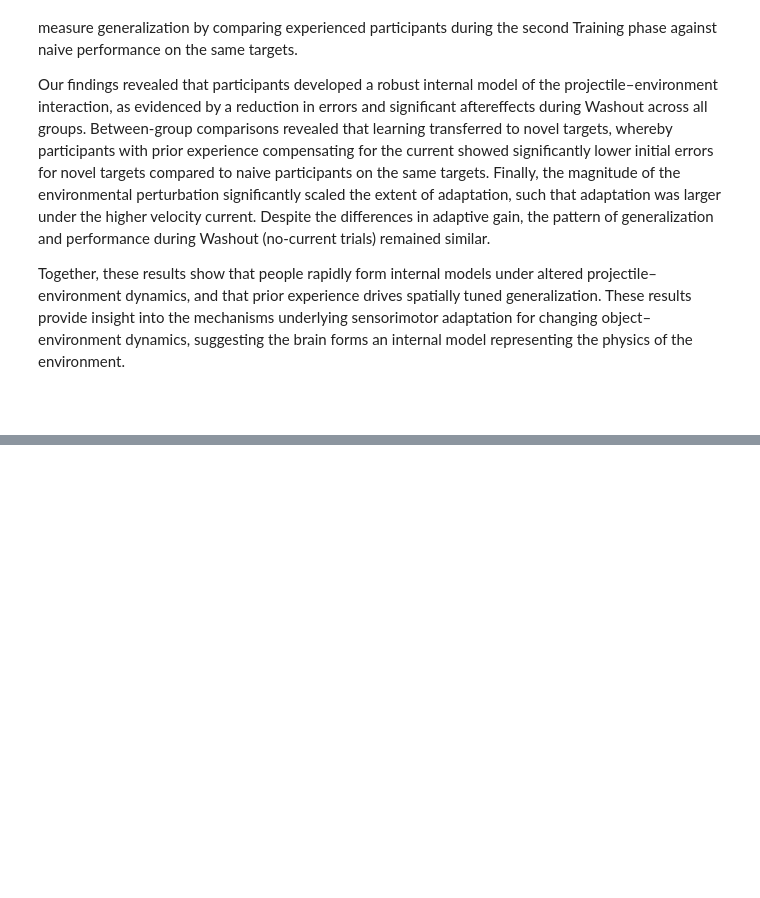
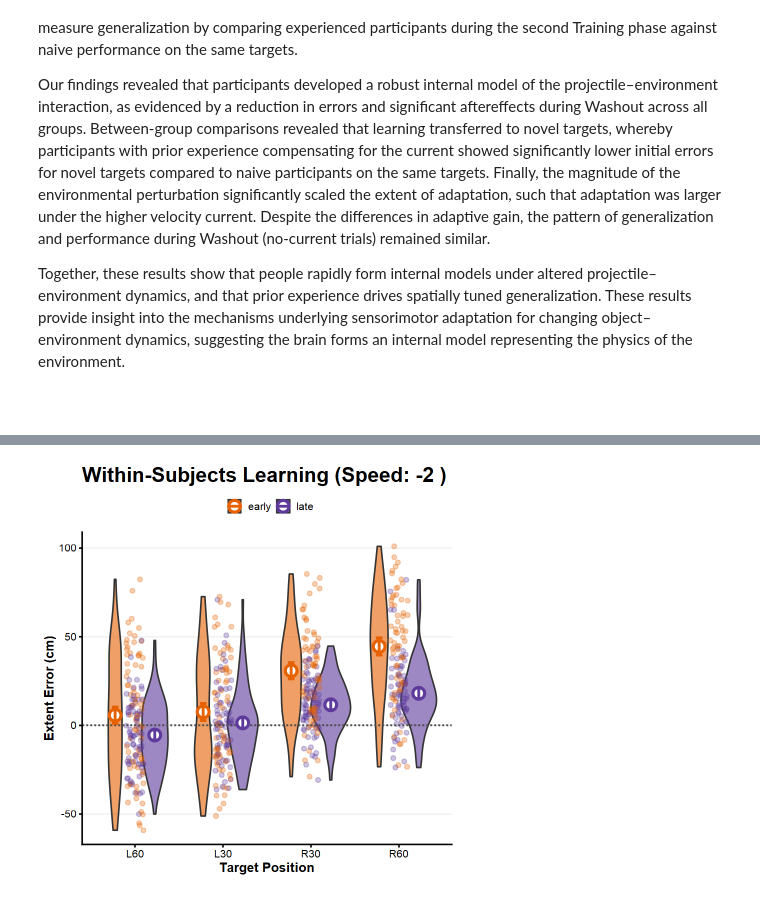
Before and after one commit to jacobjb02/vr-motor-adaptation-notebooks, a Jupyter notebook: Notebook/NCM_Supplementary_Analysis.ipynb, the cells around one changed output, grey strips where cells are left out. Saved outputs shown, nothing was run; the diff lists cells and outputs as text; code cells hidden in the pictures; blank space fills up the shorter version.

Commit message:
Organized analysis including overall (early vs late) analysis and the between-subjects transfer analysis.

```diff
--- a/Notebook/NCM_Supplementary_Analysis.ipynb
+++ b/Notebook/NCM_Supplementary_Analysis.ipynb
@@ -61,0 +69,90 @@ A data.frame: 38907 × 57
+# %%
+# Isolate training phase
+df_early_late_t1 <- df_early_late[df_early_late$phase == 'training_1',]
+speeds_list <- unique(df_early_late_t1$speed_label)
+
+# --- Iterative Analysis & Visualization ---
+for (s in speeds_list) {
+
+  cat("\n========================================\n")
+  cat("ANALYSIS FOR SPEED:", s, "\n")
+  cat("========================================\n")
+
+  df_subset <- df_early_late_t1[df_early_late_t1$speed_label == s,]
+  df_subset <- droplevels(df_subset)
+
+  # Dummy ID to force "Between-Subjects" treatment of target_x_label
+  df_subset$strict_id <- paste(df_subset$ppid_full, df_subset$target_x_label, sep="_")
+
+  # Run the Mixed ANOVA
+  model <- aov_ez(
+    id = "strict_id",
+    dv = "flip_PCA_extent_error_cm_mean_bc",
+    data = df_subset,
+    between = "target_x_label",
+    within = "trial_set",
+    fun_aggregate = mean
+  )
+
+  print(model)
+
+  # Post-hoc Comparisons (Early vs Late per Target)
+  cat("\n--- Post-Hoc Comparisons ---\n")
+  post_hocs <- emmeans(model, ~ trial_set | target_x_label)
+  print(pairs(post_hocs))
+
+  # Extract EMMs for Plotting
+  emm_for_plot <- as.data.frame(emmeans(model, ~ trial_set * target_x_label))
+
+  # --- 3. Poster-Ready Visualization ---
+  adaptation_plot <- ggplot(df_subset, aes(x = target_x_label, y = flip_PCA_extent_error_cm_mean_bc, fill = trial_set)) +
+
+    # Layer 1: Violin plots for distribution
+    geom_violin(alpha = 0.6, position = position_dodge(width = 0.9)) +
+
+    # Layer 2: Raw data points
+    geom_jitter(aes(color = trial_set),
+                alpha = 0.3, size = 2,
+                position = position_jitter(width = 0.1, height = 0)) +
+
+    # Layer 3: Baseline
+    geom_hline(yintercept = 0, linetype = "dashed", color = "grey30", linewidth = 0.8) +
+
+    # Layer 4: Mean points from ANOVA
+    geom_point(data = emm_for_plot,
+               aes(x = target_x_label, y = emmean, color = trial_set),
+               size = 5, stroke = 2, fill = "white", shape = 21,
+               position = position_dodge(width = 0.9)) +
+
+    # Layer 5: Error bars from ANOVA
+    geom_errorbar(data = emm_for_plot,
+                  aes(x = target_x_label, y = emmean, color = trial_set,
+                      ymin = emmean - SE, ymax = emmean + SE),
+                  width = 0.15, linewidth = 1.2,
+                  position = position_dodge(width = 0.9)) +
+
+    scale_fill_manual(values = c("early" = "#E66100", "late" = "#5D3A9B"),
+                      labels = c("training_1" = "Naive", "training_2" = "Experienced")) +
+
+    scale_color_manual(values = c("early" = "#E66100", "late" = "#5D3A9B"),
+                       labels = c("trial_set" = "Naive", "training_2" = "Experienced")) +
+
+    theme_classic(base_size = 15) +
+    labs(
+      title = paste("Within-Subjects Learning (Speed:", s, ")"),
+      x = "Target Position",
+      y = "Extent Error (cm)",
+      fill = "",
+      color = ""
+    ) +
+    theme(
+      legend.position = "top",
+      axis.title = element_text(face = "bold"),
+      plot.title = element_text(face = "bold", size = 24),
+      panel.grid.major.y = element_line(color = "grey95"),
+      axis.text = element_text(color = "black")
+    )
+
+  print(adaptation_plot)
+}
+# %% [output]
@@ -61,0 +204 @@ A data.frame: 38907 × 57
+[figure, added]
```
Also changed, not shown: parts of 6 cells of this notebook.
